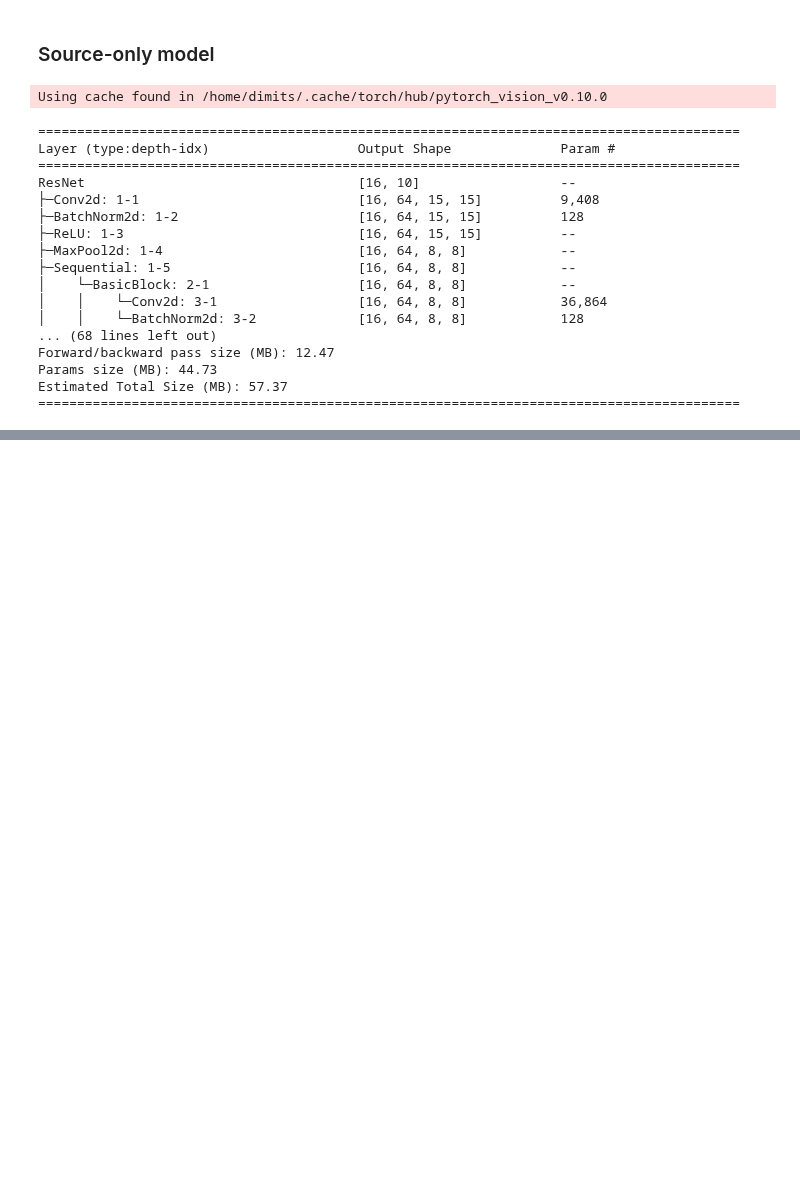
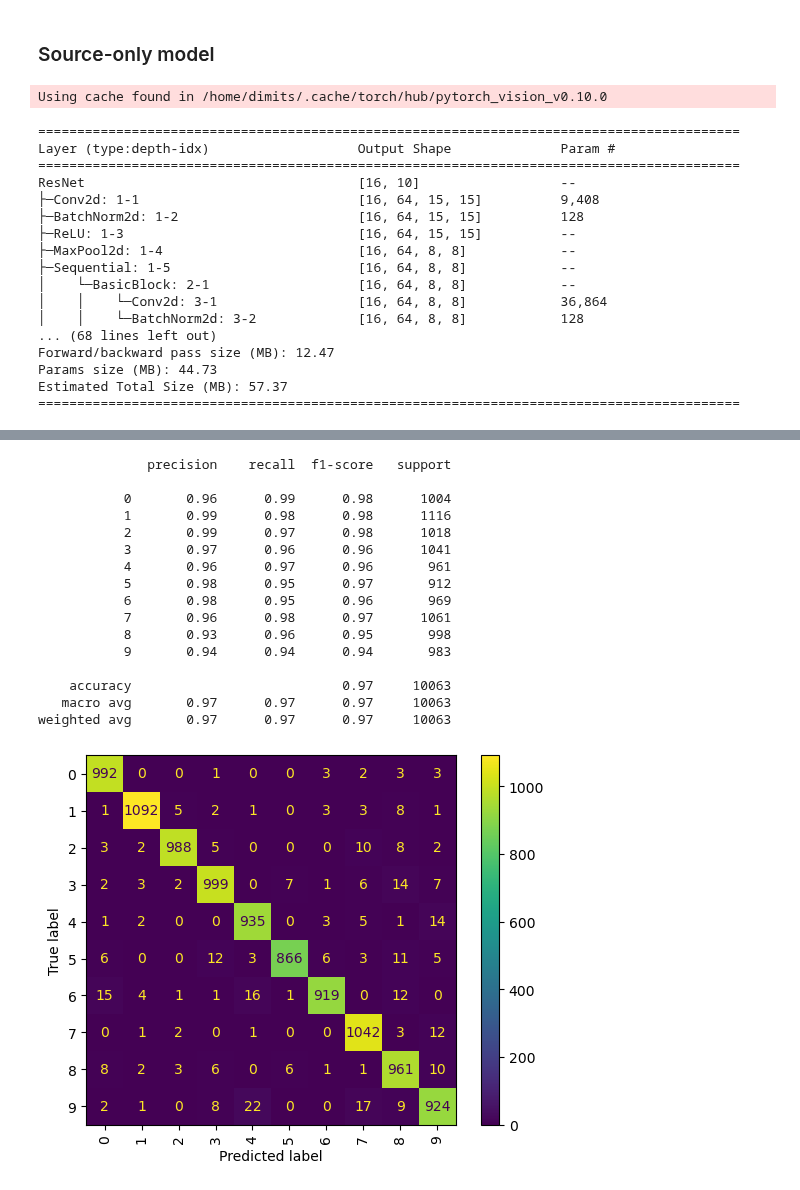
Before and after one commit to dimits-ts/deep_vision_domain_adaptation, a Jupyter notebook: domain_adaptation.ipynb, the cells around one changed output, grey strips where cells are left out. Drawn from its saved outputs; the diff is of its cells as text; code cells hidden in the pictures; blank space fills up the shorter version.

```diff
--- a/domain_adaptation.ipynb
+++ b/domain_adaptation.ipynb
@@ -693,0 +688,20 @@ weighted avg       0.54      0.33      0.34     10063
+# %%
+tasks.results.classification_results(model, ad_target_test_loader, class_names, device)
+# %% [output]
+              precision    recall  f1-score   support
+
+           0       0.96      0.99      0.98      1004
+           1       0.99      0.98      0.98      1116
+           2       0.99      0.97      0.98      1018
+           3       0.97      0.96      0.96      1041
+           4       0.96      0.97      0.96       961
+           5       0.98      0.95      0.97       912
+           6       0.98      0.95      0.96       969
+           7       0.96      0.98      0.97      1061
+           8       0.93      0.96      0.95       998
+           9       0.94      0.94      0.94       983
+
+    accuracy                           0.97     10063
+   macro avg       0.97      0.97      0.97     10063
+weighted avg       0.97      0.97      0.97     10063
+[figure, added]
```
Also changed, not shown: parts of 14 cells of this notebook, 2 other files.
